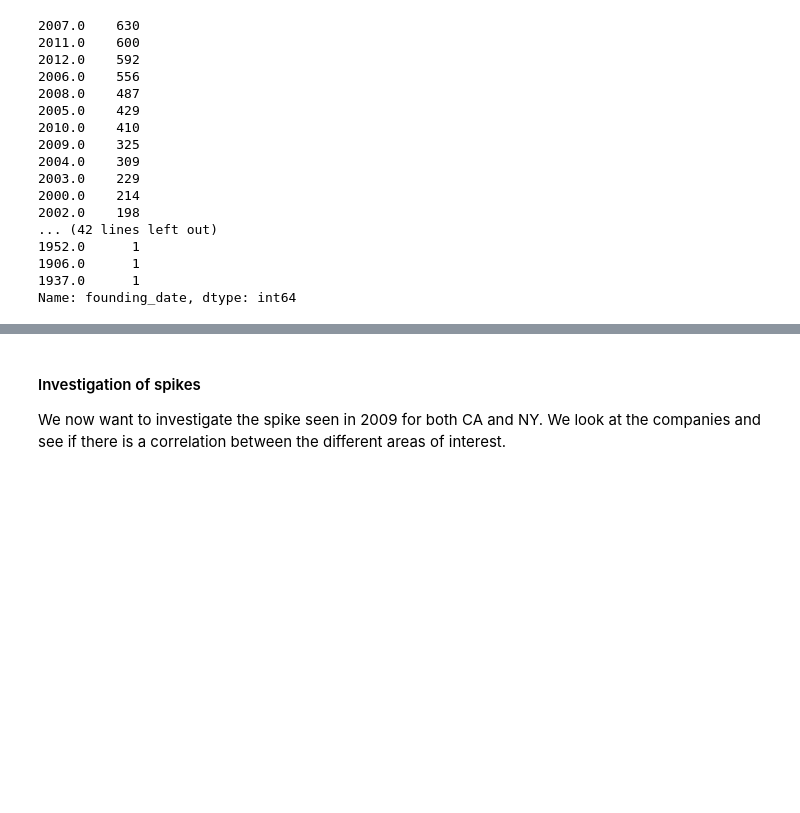
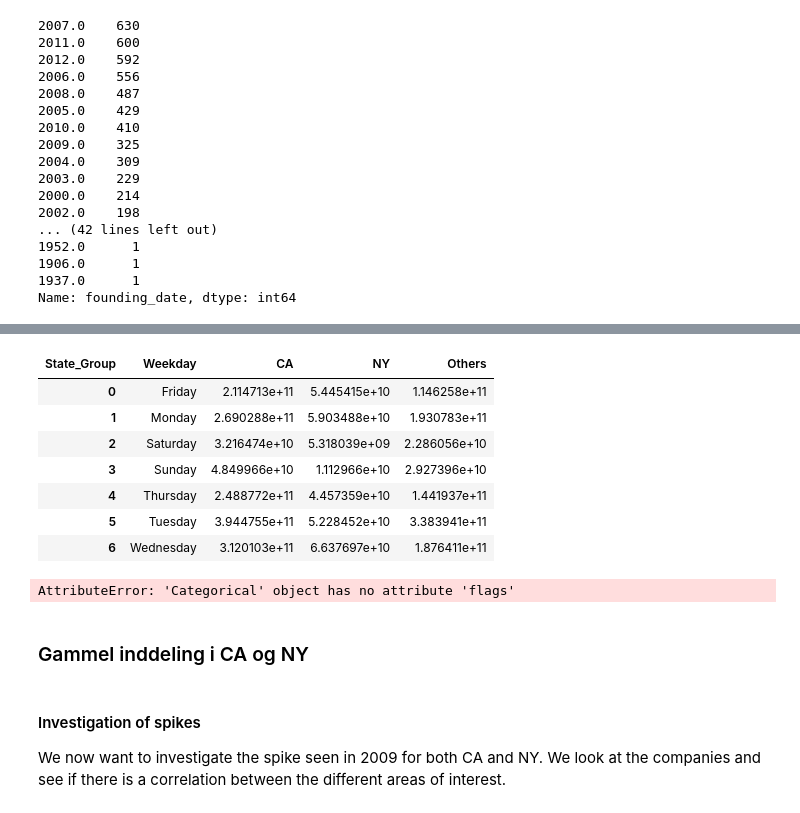
Before and after one commit to HeleneHjort/Socialdata, a Jupyter notebook: Project.ipynb, the cells around one changed output, grey strips where cells are left out. Cells and saved outputs as stored; diff of their text form; code cells hidden in the pictures; blank space fills up the shorter version.

```diff
--- a/Project.ipynb
+++ b/Project.ipynb
@@ -264,0 +273,11 @@ funding_data = funding_data[funding_data['funded_object_id'].isin(usa_offices['o
+# %%
+# Create a list of conditions
+conditions = [(funding_data['state_code'] == "CA"),
+            (funding_data['state_code'] == "NY"),
+            (funding_data['state_code'] != "CA") & (funding_data['state_code'] != "NY")]
+
+# Create a list of values for conditions
+
+values = ["CA", "NY", "Others"]
+
+funding_data["State_Group"] =  np.select(conditions, values)
@@ -818,0 +993,11 @@ See the caveats in the documentation: https://pandas.pydata.org/pandas-docs/stab
+# %%
+funding_data_Weekday_agg
+# %% [output]
+| State_Group | Weekday | CA | NY | Others |
+| 0 | Friday | 2.114713e+11 | 5.445415e+10 | 1.146258e+11 |
+| 1 | Monday | 2.690288e+11 | 5.903488e+10 | 1.930783e+11 |
+| 2 | Saturday | 3.216474e+10 | 5.318039e+09 | 2.286056e+10 |
+| 3 | Sunday | 4.849966e+10 | 1.112966e+10 | 2.927396e+10 |
+| 4 | Thursday | 2.488772e+11 | 4.457359e+10 | 1.441937e+11 |
+| 5 | Tuesday | 3.944755e+11 | 5.228452e+10 | 3.383941e+11 |
+| 6 | Wednesday | 3.120103e+11 | 6.637697e+10 | 1.876411e+11 |
@@ -819,3 +1018,26 @@ See the caveats in the documentation: https://pandas.pydata.org/pandas-docs/stab
+# %%
+# AGG OF FUNDINGS Total per Weekday
+from bokeh.plotting import figure, output_file, show
+
+p = figure(width=1000, height=500, x_axis_type="datetime")
+p.title.text = 'Amount (in $) of fundings per Weekday'
+
+FundingType = set(funding_data['State_Group'].unique())
+colors = YlGnBu[len(FundingType)]
+
+for indx, i in enumerate(funding_data_agg.columns[1:]):
+    p.line(funding_data_Weekday_agg['Weekday'], funding_data_Weekday_agg[i], line_width=2, color=colors[indx], alpha=0.8, muted_alpha=0.2, legend_label=i)
+
+p.legend.location = "top_left"
+p.legend.click_policy="hide"
+
+output_file("Funding_Amount_Weekday.html", title="interactive_legend.py example")
+
+show(p)
+# %% [output]
+AttributeError: 'Categorical' object has no attribute 'flags'
+# %% [markdown]
+### Gammel inddeling i CA og NY
 # %%
 # COUNT OF FUNDINGS IN NY
 from bokeh.plotting import figure, output_file, show
```
Also changed, not shown: parts of 39 cells of this notebook, 6 other files.
